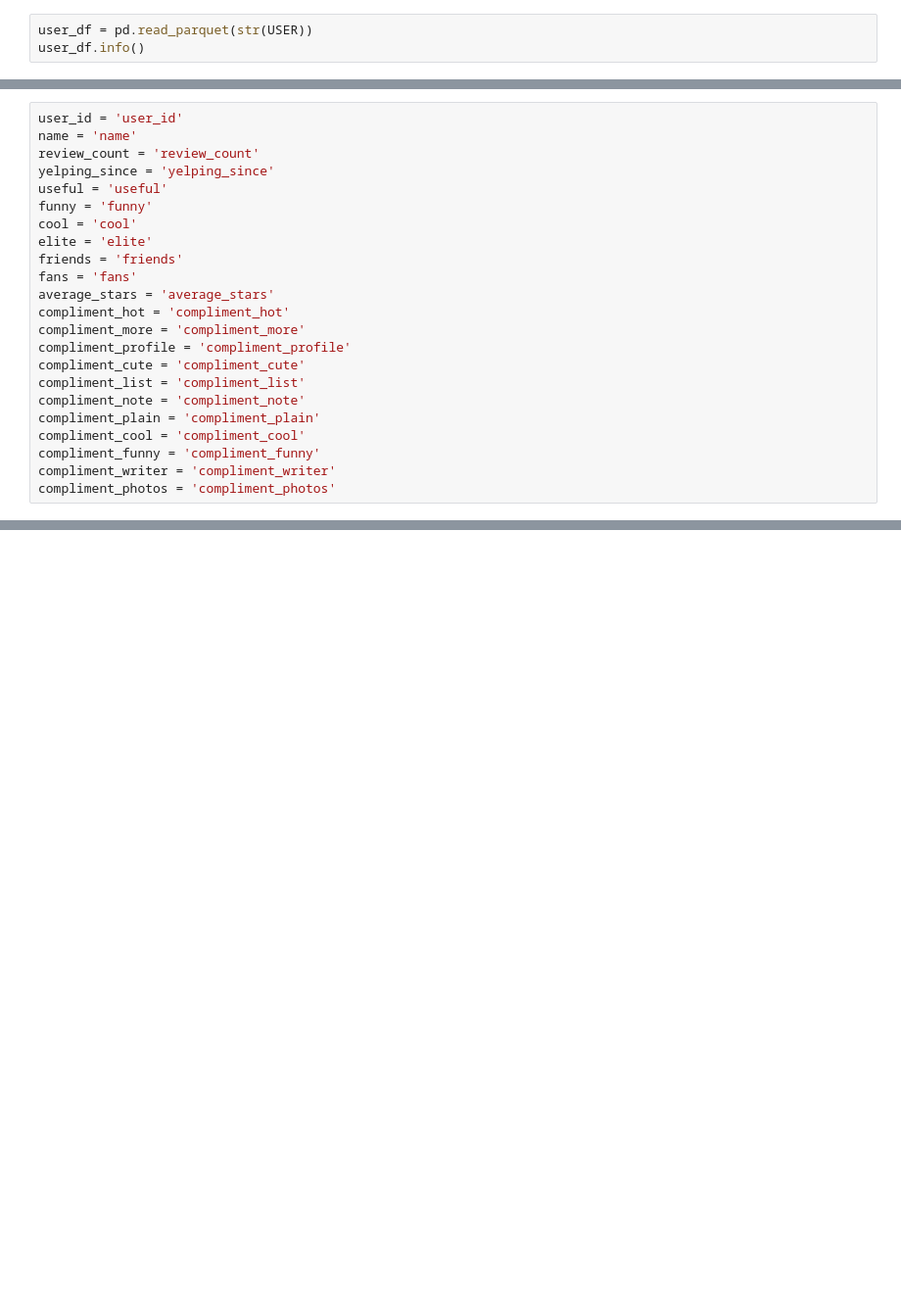
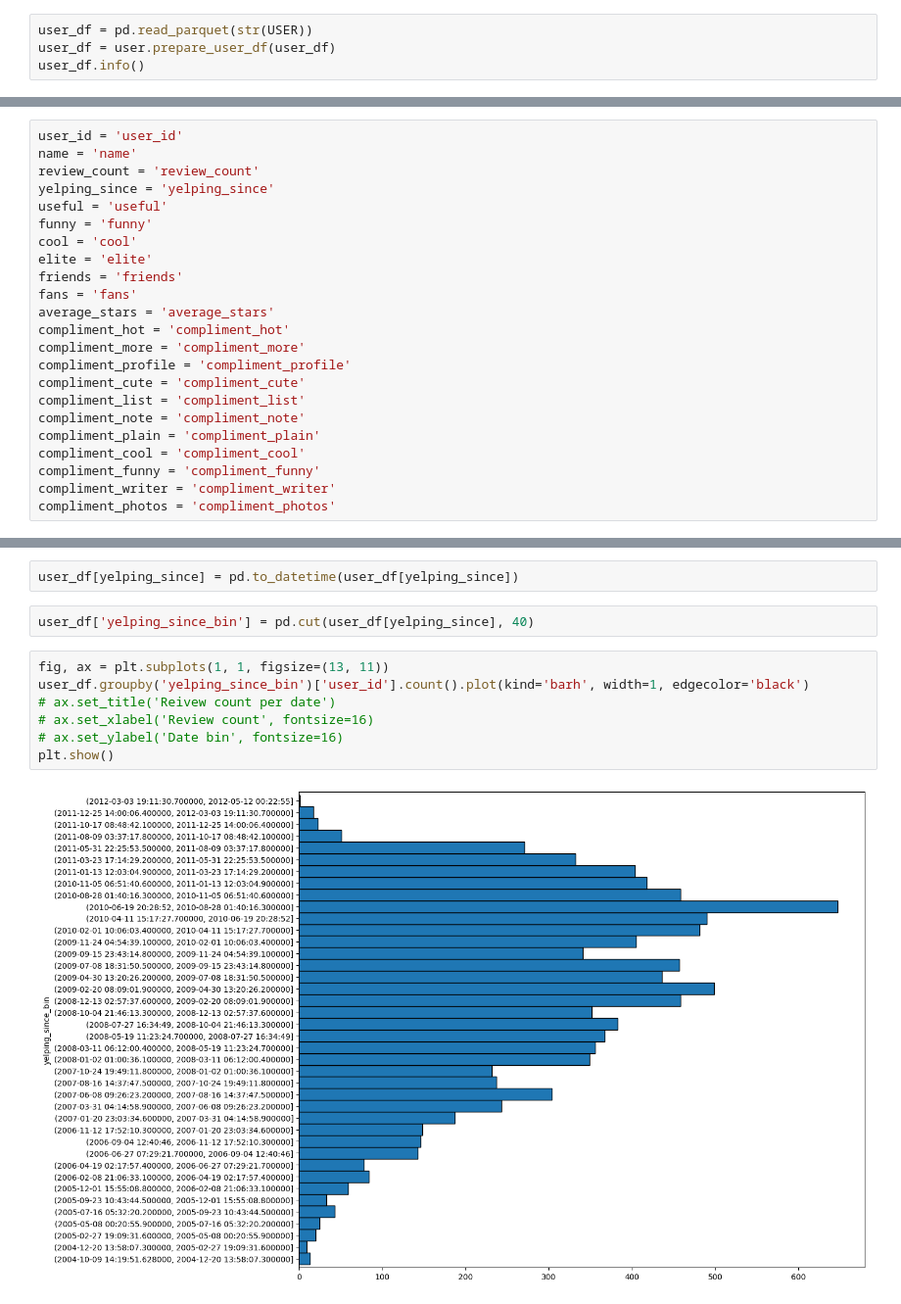
Before and after one commit to askador/data-mining-in-cybersecurity, a Jupyter notebook: data_analysis/quick_data_review/user.ipynb, the cells around one changed output, grey strips where cells are left out. Shown: that part at 98% size. Cells and saved outputs as stored; diff of their text form; blank space fills up the shorter version.

```diff
--- a/data_analysis/quick_data_review/user.ipynb
+++ b/data_analysis/quick_data_review/user.ipynb
@@ -6,6 +8,7 @@ import matplotlib.pyplot as plt
 from data.paths.parquet_paths import USER
 # %%
 user_df = pd.read_parquet(str(USER))
+user_df = user.prepare_user_df(user_df)
 user_df.info()
 # %% [output]
 <class 'pandas.core.frame.DataFrame'>
@@ -58 +61,14 @@ user_df.sample(1)
 1 rows × 22 columns
+# %%
+user_df[yelping_since] = pd.to_datetime(user_df[yelping_since])
+# %%
+user_df['yelping_since_bin'] = pd.cut(user_df[yelping_since], 40)
+# %%
+fig, ax = plt.subplots(1, 1, figsize=(13, 11))
+user_df.groupby('yelping_since_bin')['user_id'].count().plot(kind='barh', width=1, edgecolor='black')
+# ax.set_title('Reivew count per date')
+# ax.set_xlabel('Review count', fontsize=16)
+# ax.set_ylabel('Date bin', fontsize=16)
+plt.show()
+# %% [output]
+[figure, added]
```
Also changed, not shown: parts of 3 cells of this notebook, 3 other files.
